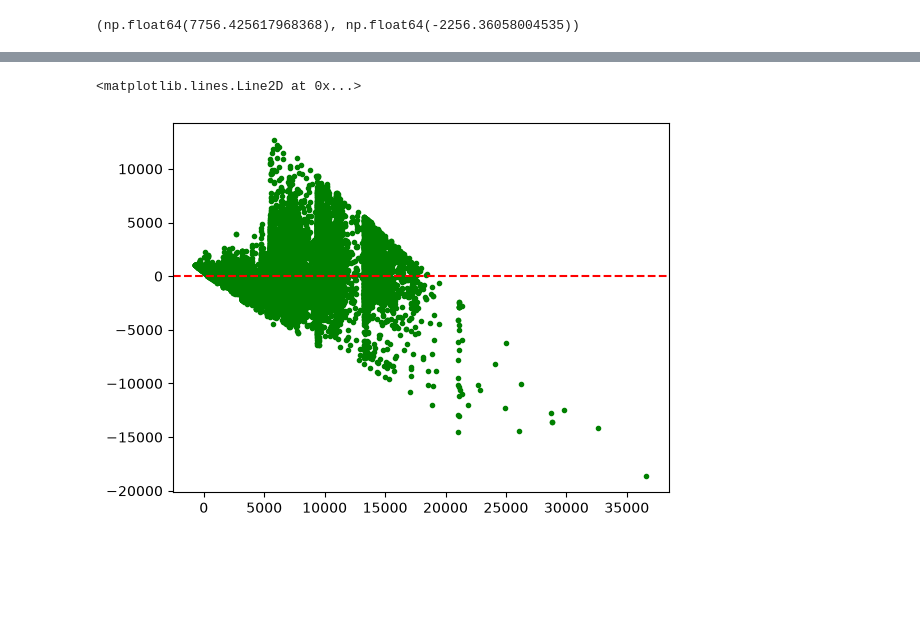
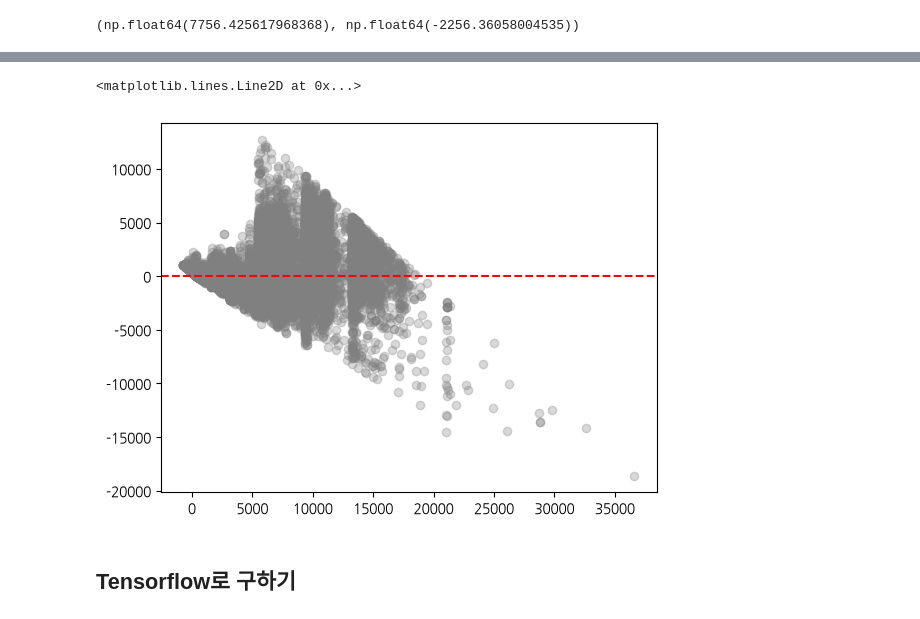
Before and after one commit to heavyrainseo/deeplearning, a Jupyter notebook: test.ipynb, the cells around one changed output, grey strips where cells are left out. Drawn from its saved outputs; the diff is of its cells as text; code cells hidden in the pictures; blank space fills up the shorter version.

```diff
--- a/test.ipynb
+++ b/test.ipynb
@@ -73,6 +71,8 @@ plt.plot(list(range(len(df))),df.sort_values('price').price, 'r-')
 # %%
-plt.plot(df.pred, df.price - df.pred, 'g.')
+plt.scatter(df.pred, df.price - df.pred, color='gray', alpha=0.3)
 plt.axhline(0, color='red', linestyle='--')
 # %% [output]
 <matplotlib.lines.Line2D at 0x...>
-[figure, old version]
+[figure, new version]
+# %% [markdown]
+## Tensorflow로 구하기
```
Also changed, not shown: parts of 14 cells of this notebook.
